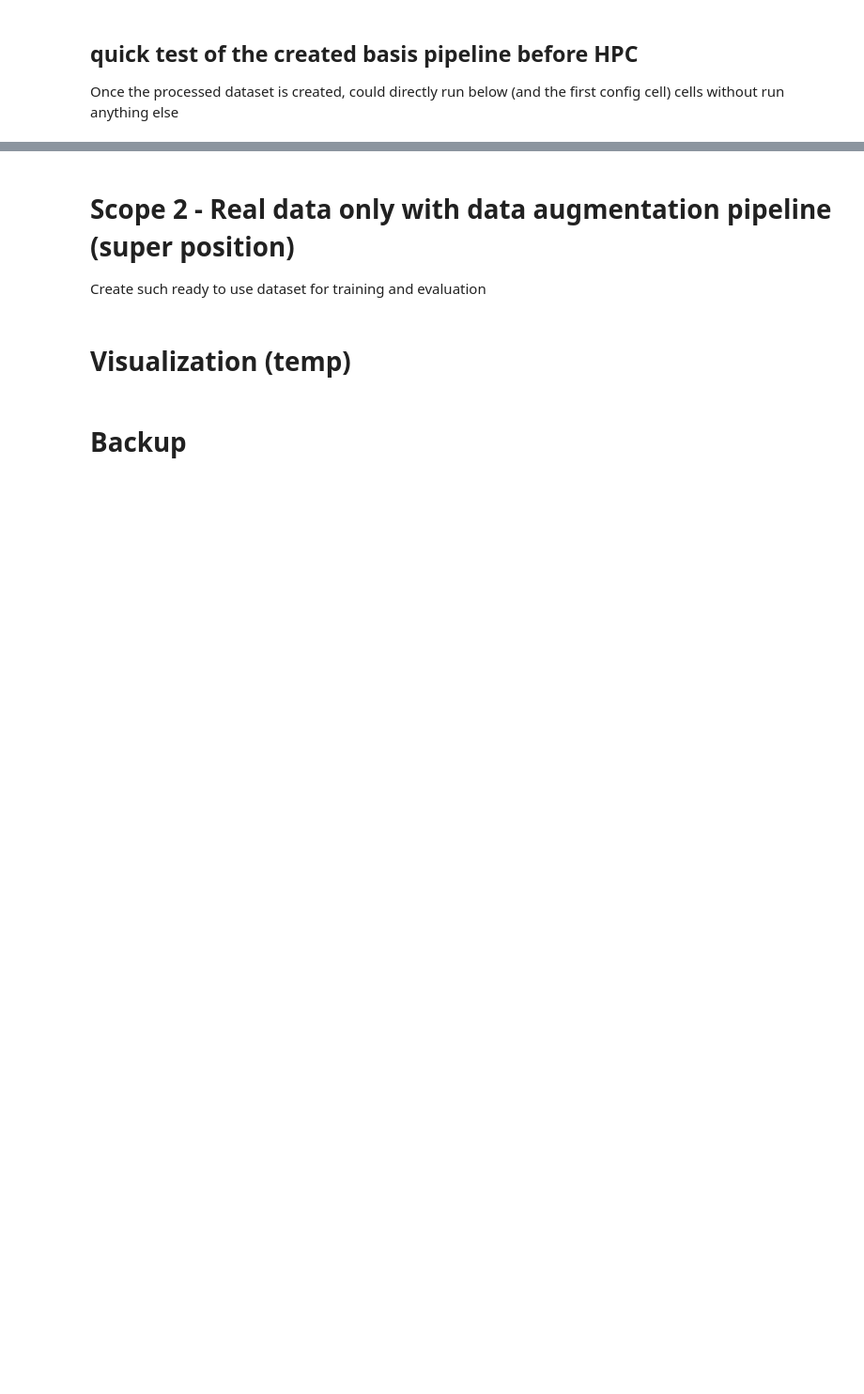
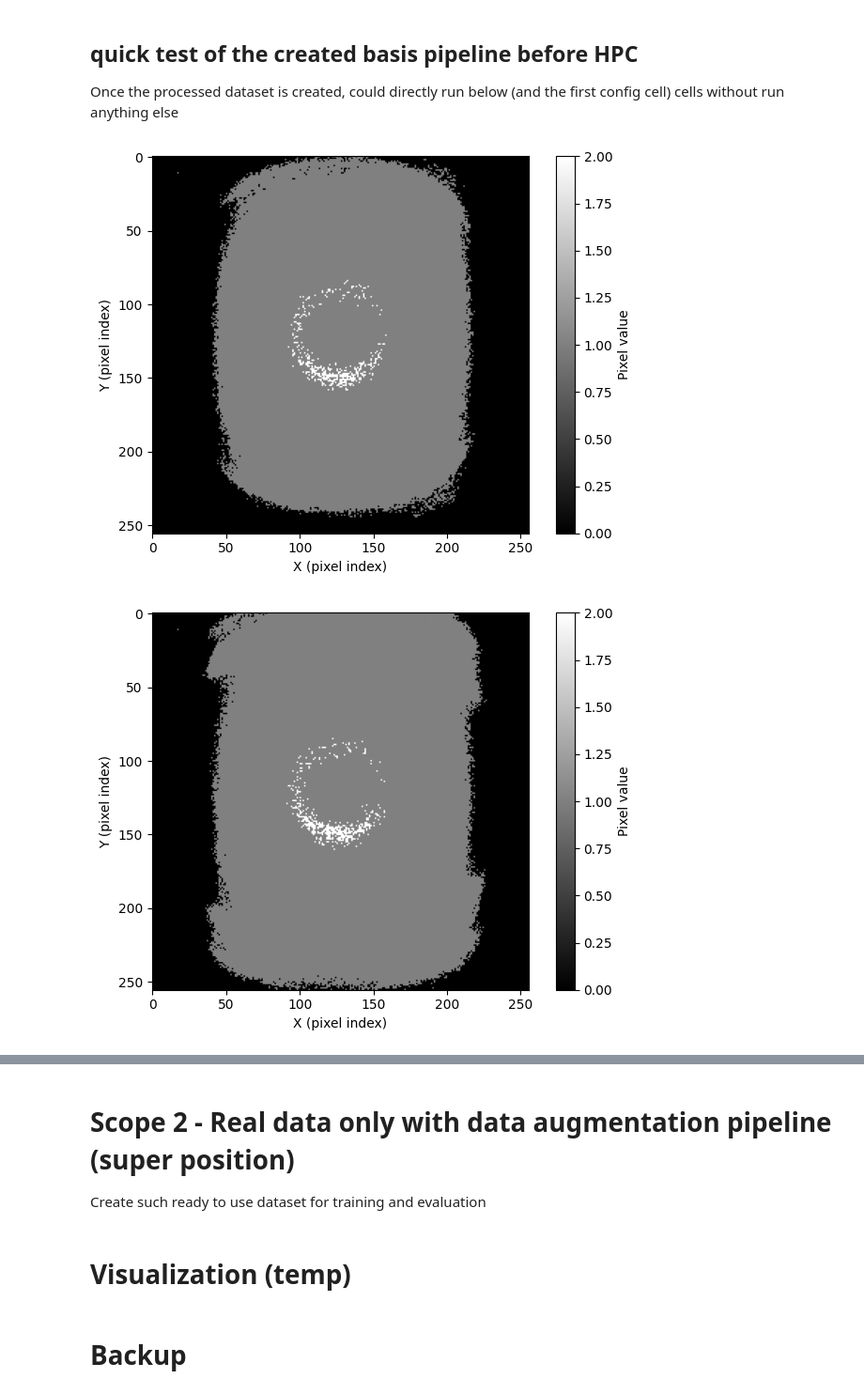
Before and after one commit to Andrew-XQY/fiber-image-reconstruction, a Jupyter notebook: evaluation/clear_analysis.ipynb, the cells around one changed output, grey strips where cells are left out. Shown at 94% size. Cells and saved outputs as stored; diff of their text form; code cells hidden in the pictures; blank space fills up the shorter version.

Commit message:
change transformation process

```diff
--- a/evaluation/clear_analysis.ipynb
+++ b/evaluation/clear_analysis.ipynb
@@ -480,27 +414,27 @@ with sqlite3.connect(dirs["output_db_dir"]) as conn:
 ## quick test of the created basis pipeline before HPC
 Once the processed dataset is created, could directly run below (and the first config cell) cells without run anything else
 # %%
-from xflow.extensions.physics.pipeline import CachedBasisPipeline, LinearCombinator, uniform_k, PatternDecompositionCombinator
+from xflow.extensions.physics.pipeline import CachedBasisPipeline, LinearCombinator, uniform_k, PatternDecompositionCombinator, ResizeIndexCombinator
 from xflow.data import build_transforms_from_config, PyTorchPipeline
 from xflow.extensions.physics import pattern_gen
 
 # training set (basis -> generative pipeline)
 query = """
-SELECT
-    image_path
+SELECT image_path
 FROM mmf_dataset_metadata
 WHERE purpose = 'intensity_position' and batch IN (9)
+ORDER BY image_path
 """
 train_provider = SqlProvider(
     sources={"connection": dirs["output_db_dir"], "sql": query}, output_config={'list': "image_path"}
 )
 # evaluation set (validation + test, using real beam pattern loaded on the DMD)
 query = """
-SELECT
-    image_path
+SELECT image_path
 FROM mmf_dataset_metadata
 WHERE experiment_description = 'local real beam image for evaluation'
 --WHERE comments = 'test dmd'
+ORDER BY image_path
 """
 eval_provider = SqlProvider(
     sources={"connection": dirs["output_db_dir"], "sql": query}, output_config={'list': "image_path"}
@@ -520,15 +454,23 @@ transforms = build_transforms_from_config(config["data"]["transforms"]["torch"])
 #     coef_sampler=lambda rng: rng.uniform(0.5, 1.5),  # Random coefficients
 # )
 
+canvas = pattern_gen.DynamicPatterns(256, 256)
+# canvas.set_max_pixel_value(1.0)
+canvas._distributions = [pattern_gen.StaticGaussianDistribution(canvas) for _ in range(100)]
+canvas.thresholding(10)
+
+stream = canvas.pattern_stream(std_1=0.03, std_2=0.2, max_intensity=100, fade_rate=0.96, distribution='other')
+
 # ======== pattern decomposition combinator using SGM ========
-d = 256
-dim = (d, d)
-canvas = pattern_gen.DynamicPatterns(*dim)
-canvas._distributions = [pattern_gen.StaticGaussianDistribution(canvas) for _ in range(100)]
-stream = canvas.pattern_stream(std_1=0.03, std_2=0.2, max_intensity=100, fade_rate=0.96, distribution='other')
-combinator = PatternDecompositionCombinator(
+# combinator = PatternDecompositionCombinator(
+#     pattern_provider=stream,
+#     decomposition_method="projection",  # projection, nnls
+# )
+
+# ======== random combinator using index + SGM ========
+combinator = ResizeIndexCombinator(
     pattern_provider=stream,
-    decomposition_method="nnls",  # projection, nnls
+    grid_shape=(32, 32),
 )
 
 val_provider, test_provider = eval_provider.split(config["data"]["val_test_split"])
@@ -537,0 +483,10 @@ test_pipeline = PyTorchPipeline(test_provider, transforms[:-1]).to_memory_datase
+# %%
+from xflow.data.transform import join_image
+
+for i in range(10):
+    base = train_pipeline.get_basis(i)
+    plot_image(base)
+    # plot_image(join_image(base, layout = (1,2)))
+# %% [output]
+[figure, added]
+[figure, added]
```
Also changed, not shown: parts of 17 cells of this notebook, 1 other file.
